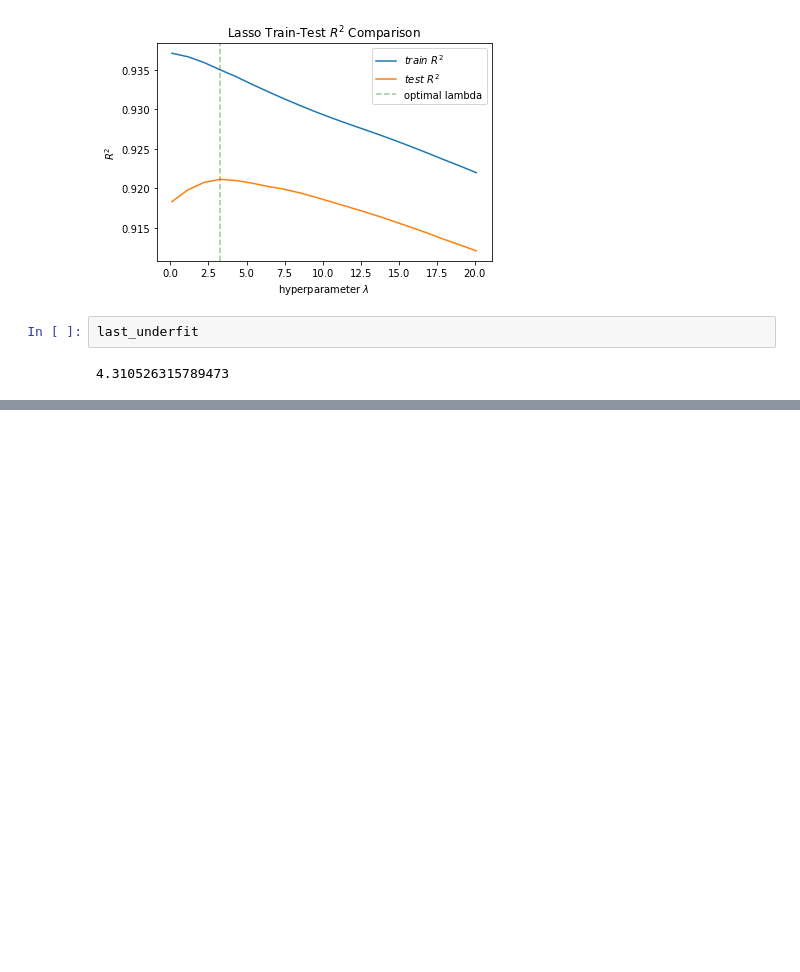
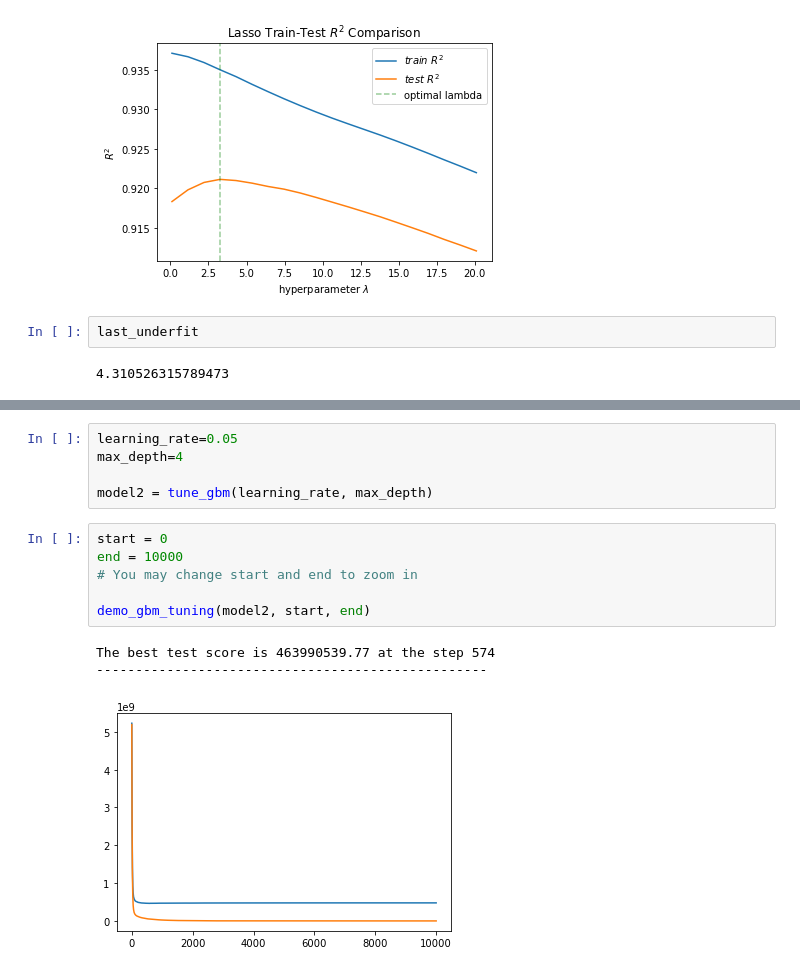
Before and after one commit to mobrien829/ames-ml-project, a Jupyter notebook: Joaquin/Imputed_Data_Model.ipynb, the cells around one changed output, grey strips where cells are left out. Drawn from its saved outputs; the diff is of its cells as text; blank space fills up the shorter version.

```diff
--- a/Joaquin/Imputed_Data_Model.ipynb
+++ b/Joaquin/Imputed_Data_Model.ipynb
@@ -1054,0 +1448,15 @@ ValueError: zero-size array to reduction operation minimum which has no identity
+# %%
+learning_rate=0.05
+max_depth=4
+
+model2 = tune_gbm(learning_rate, max_depth)
+# %%
+start = 0
+end = 10000
+# You may change start and end to zoom in
+
+demo_gbm_tuning(model2, start, end)
+# %% [output]
+The best test score is 463990539.77 at the step 574
+--------------------------------------------------
+[figure, added]
```
Also changed, not shown: parts of 59 cells of this notebook, 1 other file.
